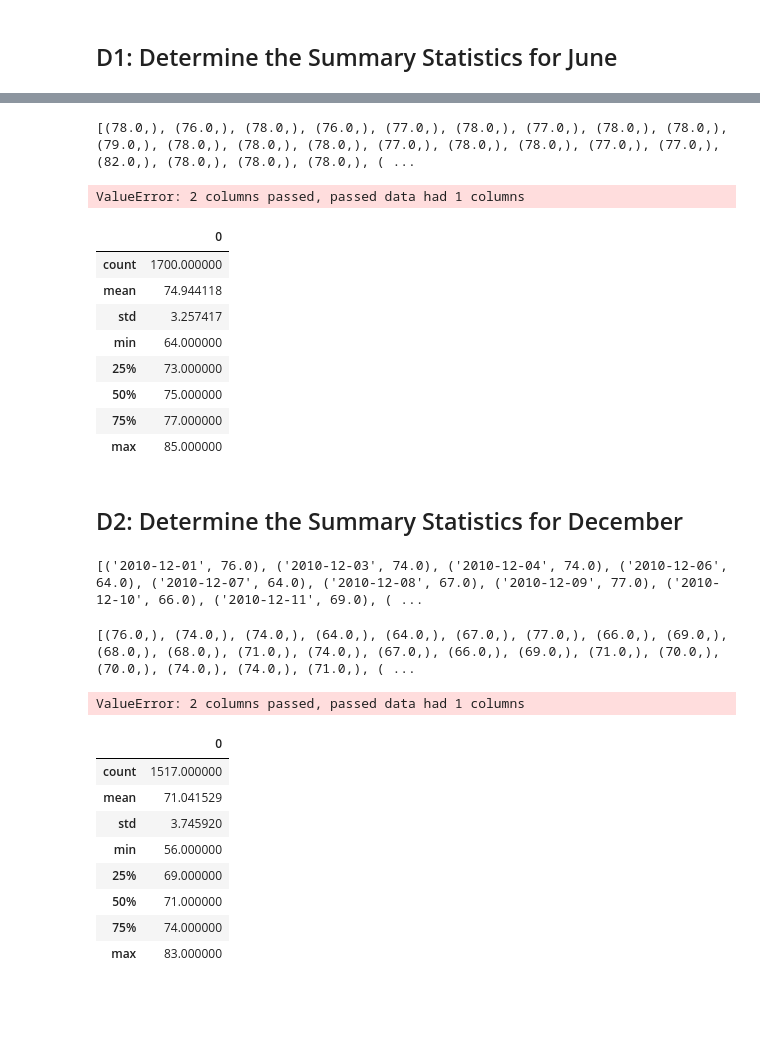
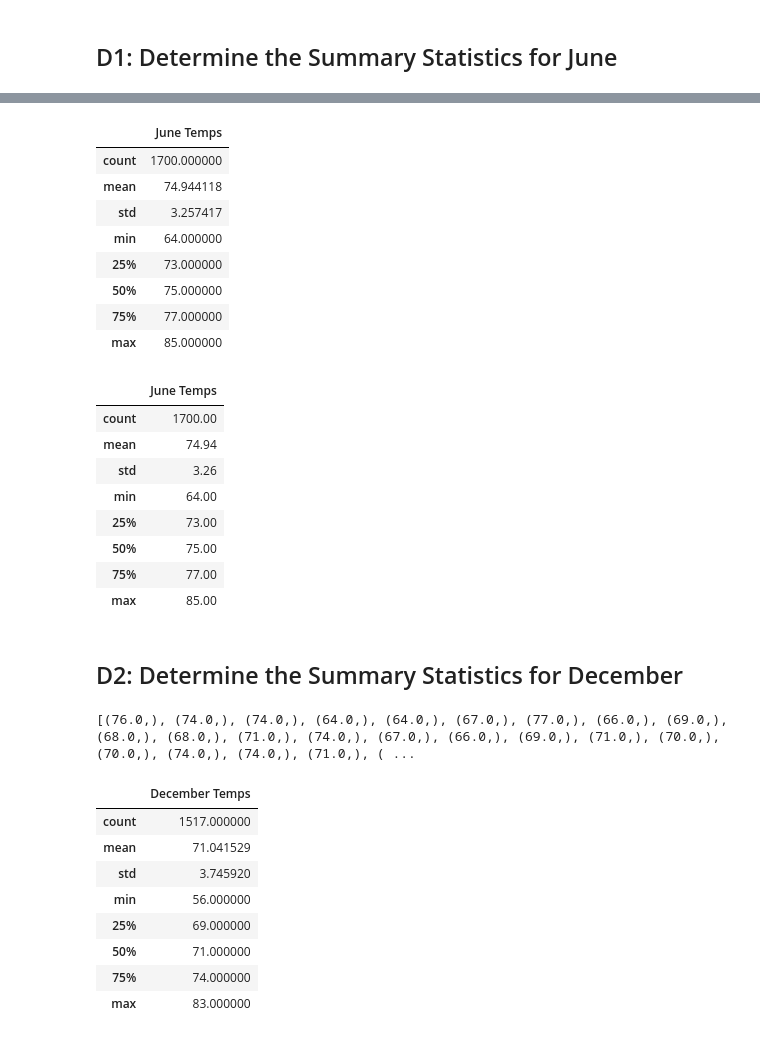
Before and after one commit to lydiadingess/surfs_up, a Jupyter notebook: SurfsUp_Challenge.ipynb, the cells around one changed output, grey strips where cells are left out. Drawn from its saved outputs; the diff is of its cells as text; code cells hidden in the pictures; blank space fills up the shorter version.

```diff
--- a/SurfsUp_Challenge.ipynb
+++ b/SurfsUp_Challenge.ipynb
@@ -35,20 +36,14 @@ print(june_temps)
 # %%
 #  3. Convert the June temperatures to a list.
-june_temp = session.query(Measurement.tobs).filter(extract('month', Measurement.date) == 6).all()
-print(june_temp)
+june_temps = list(june_temps)
-# %% [output]
-[(78.0,), (76.0,), (78.0,), (76.0,), (77.0,), (78.0,), (77.0,), (78.0,), (78.0,), (79.0,), (78.0,), (78.0,), (78.0,), (77.0,), (78.0,), (78.0,), (77.0,), (77.0,), (82.0,), (78.0,), (78.0,), (78.0,), ( ...
 # %%
 # 4. Create a DataFrame from the list of temperatures for the month of June.
-june_temp_df = pd.DataFrame(june_temp, columns=['date','June Temps'])
-june_temp_df.set_index(june_temp_df['date'], ubokace=True)
+june_temps_df = pd.DataFrame(june_temps, columns=['June Temps'])
-# %% [output]
-ValueError: 2 columns passed, passed data had 1 columns
 # %%
 # 5. Calculate and print out the summary statistics for the June temperature DataFrame.
-june_temp_df.describe()
+june_temps_df.describe()
 # %% [output]
-|  | 0 |
+|  | June Temps |
 | count | 1700.000000 |
 | mean | 74.944118 |
 | std | 3.257417 |
@@ -57,32 +52,37 @@ june_temp_df.describe()
 | 50% | 75.000000 |
 | 75% | 77.000000 |
 | max | 85.000000 |
+# %%
+round(june_temps_df.describe(),2)
+# %% [output]
+|  | June Temps |
+| count | 1700.00 |
+| mean | 74.94 |
+| std | 3.26 |
+| min | 64.00 |
+| 25% | 73.00 |
+| 50% | 75.00 |
+| 75% | 77.00 |
+| max | 85.00 |
 # %% [markdown]
 ## D2: Determine the Summary Statistics for December
 # %%
 # 6. Write a query that filters the Measurement table to retrieve the temperatures for the month of December.
-dec_date_temp = session.query(Measurement.date, Measurement.tobs).filter(extract('month', Measurement.date) == 12).all()
-print(dec_date_temp)
+dec_temps = session.query(Measurement.tobs).filter(extract('month', Measurement.date)==12).all()
+print(dec_temps)
 # %% [output]
-[('2010-12-01', 76.0), ('2010-12-03', 74.0), ('2010-12-04', 74.0), ('2010-12-06', 64.0), ('2010-12-07', 64.0), ('2010-12-08', 67.0), ('2010-12-09', 77.0), ('2010-12-10', 66.0), ('2010-12-11', 69.0), ( ...
+[(76.0,), (74.0,), (74.0,), (64.0,), (64.0,), (67.0,), (77.0,), (66.0,), (69.0,), (68.0,), (68.0,), (71.0,), (74.0,), (67.0,), (66.0,), (69.0,), (71.0,), (70.0,), (70.0,), (74.0,), (74.0,), (71.0,), ( ...
 # %%
 # 7. Convert the December temperatures to a list.
-dec_temp = session.query(Measurement.tobs).filter(extract('month', Measurement.date) == 12).all()
-print(dec_temp)
+dec_temps = list(dec_temps)
-# %% [output]
-[(76.0,), (74.0,), (74.0,), (64.0,), (64.0,), (67.0,), (77.0,), (66.0,), (69.0,), (68.0,), (68.0,), (71.0,), (74.0,), (67.0,), (66.0,), (69.0,), (71.0,), (70.0,), (70.0,), (74.0,), (74.0,), (71.0,), ( ...
 # %%
 # 8. Create a DataFrame from the list of temperatures for the month of December.
-dec_temp_df = pd.DataFrame(dec_temp)
-dec_temp_def = pd.DataFrame(dec_temp, columns=['date','December Temps'])
-print(dec_temp_df)
+dec_temps_df = pd.DataFrame(dec_temps, columns=['December Temps'])
-# %% [output]
-ValueError: 2 columns passed, passed data had 1 columns
 # %%
 # 9. Calculate and print out the summary statistics for the Decemeber temperature DataFrame.
-dec_temp_df.describe()
+dec_temps_df.describe()
 # %% [output]
-|  | 0 |
+|  | December Temps |
 | count | 1517.000000 |
 | mean | 71.041529 |
 | std | 3.745920 |
```
Also changed, not shown: parts of 3 cells of this notebook, 2 other files.
